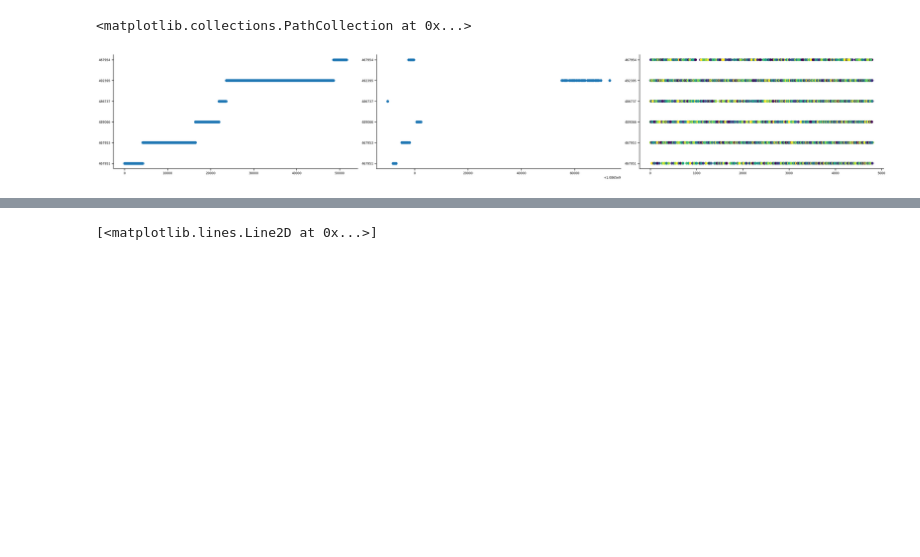
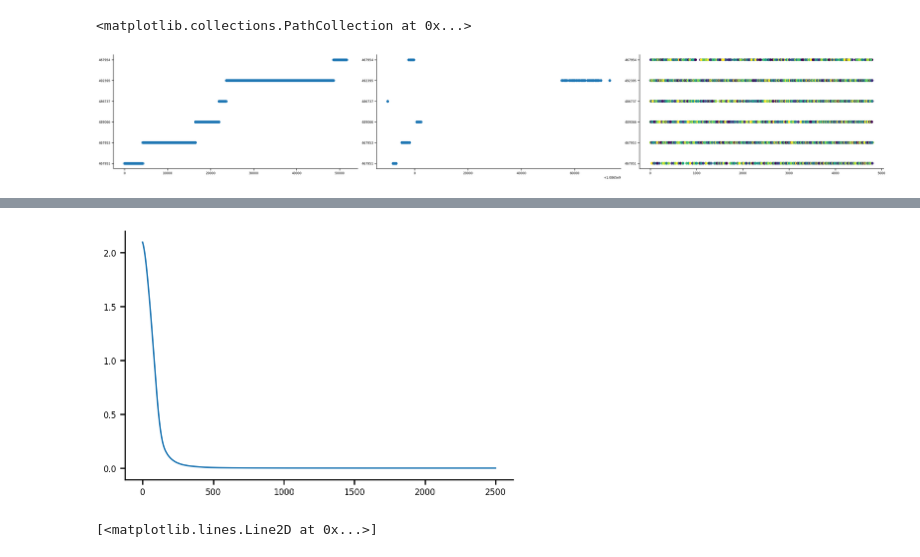
Before and after one commit to Akhilesh-K-Yadav/NMA-22-DL-Saltenas-Project, a Jupyter notebook: Saltenas.ipynb, the cells around one changed output, grey strips where cells are left out. Cells and saved outputs as stored; diff of their text form; code cells hidden in the pictures; blank space fills up the shorter version.

```diff
--- a/Saltenas.ipynb
+++ b/Saltenas.ipynb
@@ -619,0 +659,91 @@ plt.plot(training_losses)
+# %%
+#our first net without Mouse ID, with full time course
+net = Net(actv='LeakyReLU(0.1)', input_feature_num=122*85, hidden_unit_nums=[100, 10, 8], output_feature_num=8).to(DEVICE)
+optimizer = optim.Adam(net.parameters(), lr=1e-3)
+criterion = nn.CrossEntropyLoss()
+device = 'cuda'
+train_input = torch.Tensor(train_input).to(device).permute(0,2,1).reshape(train_input.shape[0],-1)
+labels = torch.Tensor(train_labels).to(device)
+test_input = torch.Tensor(test_input).to(device).permute(0,2,1).reshape(test_input.shape[0],-1)
+training_losses = []
+N_epochs = 2500
+
+# Train it
+net.to(device)
+net.train()
+
+for i in tqdm(range(N_epochs)):
+
+  optimizer.zero_grad()
+  outputs = net(train_input)
+  loss = criterion(outputs,labels)
+  loss.backward()
+  optimizer.step()
+  training_losses += [loss.item()]
+
+net.eval()
+
+
+
+# correct = 0
+# total = 0
+#     for data in data_loader:
+#       inputs, labels = data
+#       inputs = inputs.to(device).float()
+#       labels = labels.to(device).long()
+
+#       outputs = net(inputs)
+#       _, predicted = torch.max(outputs, 1)
+#       total += labels.size(0)
+#       correct += (predicted == labels).sum().item()
+
+#     acc = 100 * correct / total
+#     return total, acc
+
+
+# def test(data_loader):
+#     """
+#     Function to gauge network performance
+
+#     Args:
+#       data_loader: torch.utils.data type
+#         Combines the test dataset and sampler, and provides an iterable over the given dataset.
+
+#     Returns:
+#       acc: float
+#         Performance of the network
+#       total: int
+#         Number of datapoints in the dataloader
+#     """
+#     correct = 0
+#     total = 0
+#     for data in data_loader:
+#       inputs, labels = data
+#       inputs = inputs.to(device).float()
+#       labels = labels.to(device).long()
+
+#       outputs = net(inputs)
+#       _, predicted = torch.max(outputs, 1)
+#       total += labels.size(0)
+#       correct += (predicted == labels).sum().item()
+
+#     acc = 100 * correct / total
+#     return total, acc
+
+#   train_total, train_acc = test(train_loader)
+#   test_total, test_acc = test(test_loader)
+
+#   if verbose:
+#     print(f'\nAccuracy on the {train_total} training samples: {train_acc:0.2f}')
+#     print(f'Accuracy on the {test_total} testing samples: {test_acc:0.2f}\n')
+
+#   if training_plot:
+#     plt.plot(training_losses)
+#     plt.xlabel('Batch')
+#     plt.ylabel('Training loss')
+#     plt.show()
+
+#   return train_acc, test_acc
+
+plt.plot(training_losses)
+# %% [output]
@@ -620,3 +751,4 @@ plt.plot(training_losses)
+[figure, added]
 # %%
 #NET with mouse ID
 net = Net(actv='LeakyReLU(0.1)', input_feature_num=128, hidden_unit_nums=[100, 10, 8], output_feature_num=8).to(DEVICE)
```
Also changed, not shown: parts of 7 cells of this notebook.
